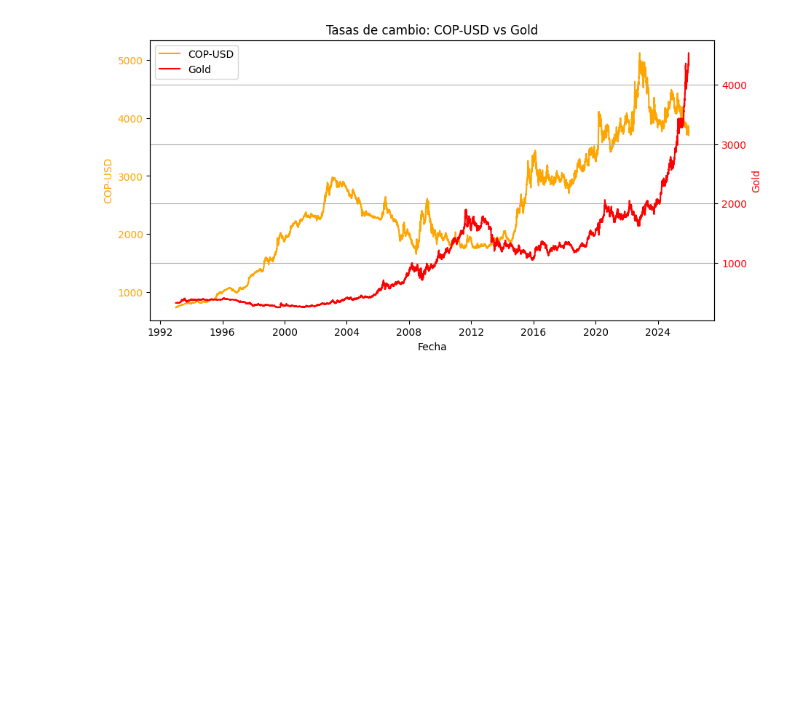
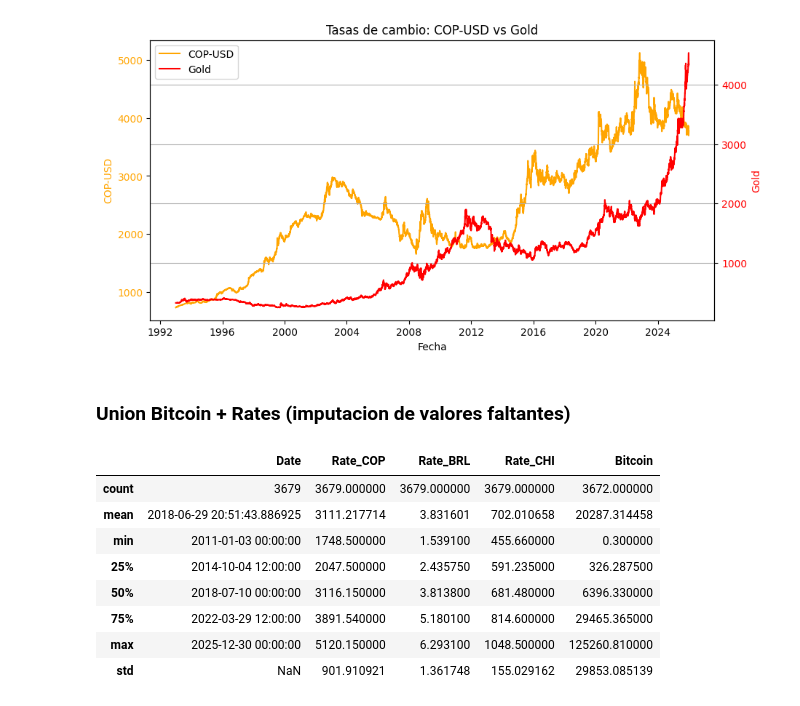
Before and after one commit to oscardi777/Test-Codigos, a Jupyter notebook: Data_predict/data_caracteristica.ipynb, the cells around one changed output. Saved outputs shown, nothing was run; the diff lists cells and outputs as text; code cells hidden in the pictures; blank space fills up the shorter version.

```diff
--- a/Data_predict/data_caracteristica.ipynb
+++ b/Data_predict/data_caracteristica.ipynb
@@ -399,3 +399,25 @@ col = "Rate_COP"
 df_rates_gold = df_rates_gold[[c for c in df_rates_gold.columns if c != col] + [col]]
 # %%
 df_rates_gold.to_csv("data_rates_gold.csv", index=False)
+# %% [markdown]
+### Union Bitcoin + Rates (imputacion de valores faltantes)
+# %%
+df_rates_bitcoin = df[["Date", "Rate_COP", "Rate_BRL", "Rate_CHI"]].copy()
+
+df_rates_bitcoin = df_rates_bitcoin[df_rates_bitcoin["Date"] >= "2011-01-01"]
+
+df_rates_bitcoin = pd.merge(df_rates_bitcoin, df_bitcoin[["Date", "Cierre"]], on="Date", how="left")
+
+df_rates_bitcoin.rename(columns={'Cierre': 'Bitcoin'}, inplace=True)
+
+df_rates_bitcoin.describe()
+# %% [output]
+|  | Date | Rate_COP | Rate_BRL | Rate_CHI | Bitcoin |
+| count | 3679 | 3679.000000 | 3679.000000 | 3679.000000 | 3672.000000 |
+| mean | 2018-06-29 20:51:43.886925 | 3111.217714 | 3.831601 | 702.010658 | 20287.314458 |
+| min | 2011-01-03 00:00:00 | 1748.500000 | 1.539100 | 455.660000 | 0.300000 |
+| 25% | 2014-10-04 12:00:00 | 2047.500000 | 2.435750 | 591.235000 | 326.287500 |
+| 50% | 2018-07-10 00:00:00 | 3116.150000 | 3.813800 | 681.480000 | 6396.330000 |
+| 75% | 2022-03-29 12:00:00 | 3891.540000 | 5.180100 | 814.600000 | 29465.365000 |
+| max | 2025-12-30 00:00:00 | 5120.150000 | 6.293100 | 1048.500000 | 125260.810000 |
+| std | NaN | 901.910921 | 1.361748 | 155.029162 | 29853.085139 |
```
Also changed, not shown: parts of 6 cells of this notebook, 5 other files.
